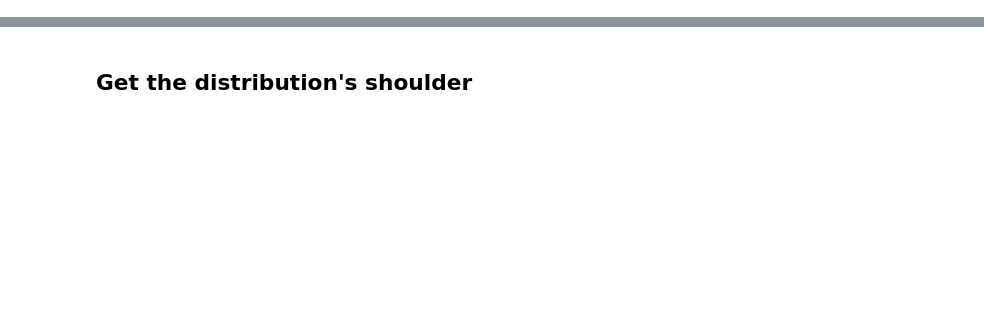
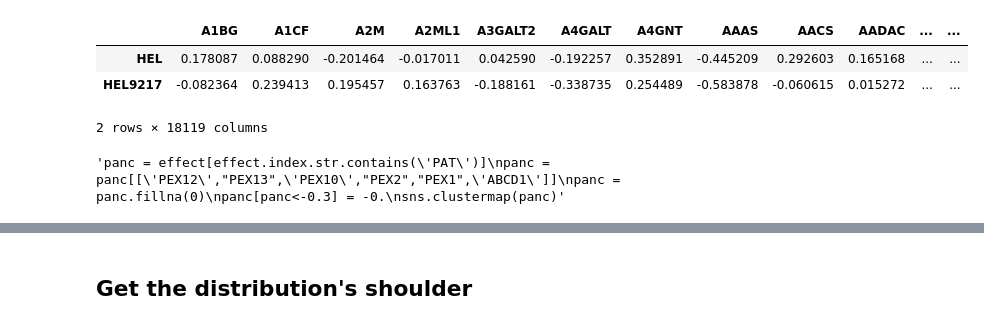
Before and after one commit to lannwal/projectlab, a Jupyter notebook: querrying_DepMap.ipynb, the cells around one changed output, grey strips where cells are left out. Drawn from its saved outputs; the diff is of its cells as text; code cells hidden in the pictures; blank space fills up the shorter version.

```diff
--- a/querrying_DepMap.ipynb
+++ b/querrying_DepMap.ipynb
@@ -32,0 +71,7 @@ effect.columns = genes
+# %%
+effect.head(2)
+# %% [output]
+|  | A1BG | A1CF | A2M | A2ML1 | A3GALT2 | A4GALT | A4GNT | AAAS | AACS | AADAC | ... | ... |
+| HEL | 0.178087 | 0.088290 | -0.201464 | -0.017011 | 0.042590 | -0.192257 | 0.352891 | -0.445209 | 0.292603 | 0.165168 | ... | ... |
+| HEL9217 | -0.082364 | 0.239413 | 0.195457 | 0.163763 | -0.188161 | -0.338735 | 0.254489 | -0.583878 | -0.060615 | 0.015272 | ... | ... |
+2 rows × 18119 columns
@@ -32,0 +80,8 @@ effect.columns = genes
+# %%
+'''panc = effect[effect.index.str.contains('PAT')]
+panc = panc[['PEX12',"PEX13",'PEX10',"PEX2","PEX1",'ABCD1']]
+panc = panc.fillna(0)
+panc[panc<-0.3] = -0.
+sns.clustermap(panc)'''
+# %% [output]
+'panc = effect[effect.index.str.contains(\'PAT\')]\npanc = panc[[\'PEX12\',"PEX13",\'PEX10\',"PEX2","PEX1",\'ABCD1\']]\npanc = panc.fillna(0)\npanc[panc<-0.3] = -0.\nsns.clustermap(panc)'
```
Also changed, not shown: parts of 30 cells of this notebook.
